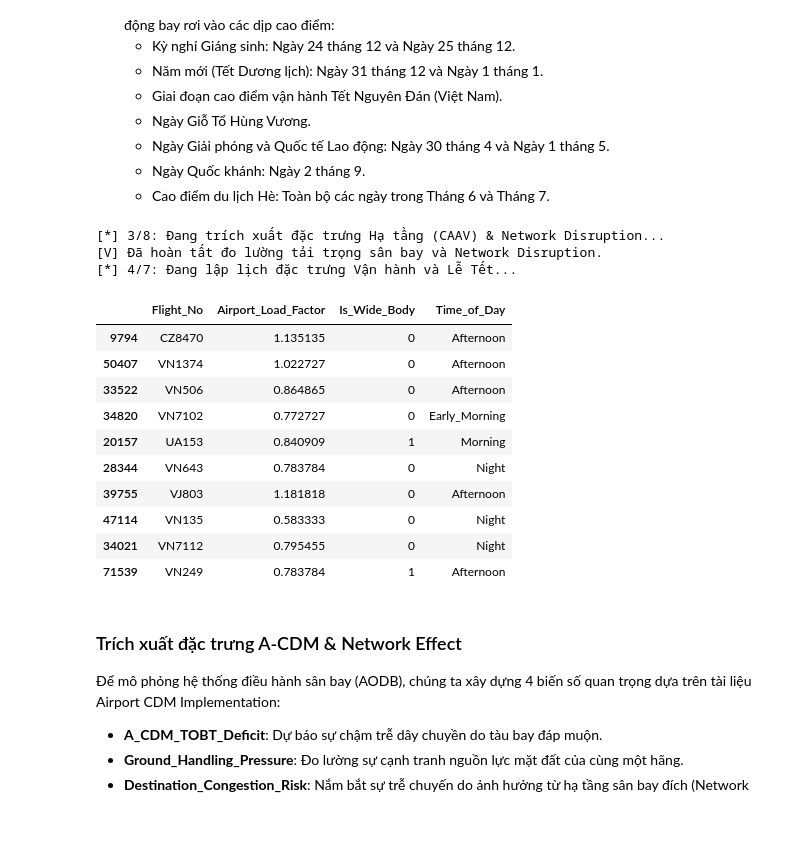
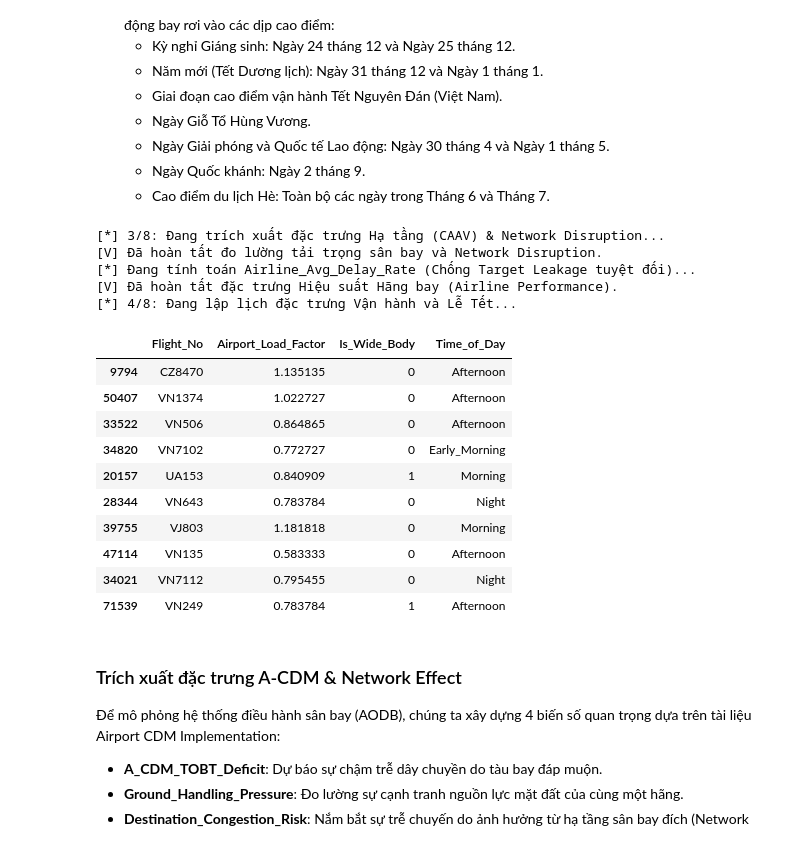
Before and after one commit to hunf299/DS108-AeroDelay, a Jupyter notebook: Source code/feature_extraction.ipynb, the cells around one changed output. Drawn from its saved outputs; the diff is of its cells as text; code cells hidden in the pictures.

```diff
--- a/Source code/feature_extraction.ipynb
+++ b/Source code/feature_extraction.ipynb
@@ -12,7 +12,7 @@ import pandas as pd
 AIRPORTS = ("SGN", "HAN", "DAD")
 WIDE_BODY_TYPES = {"A359", "B789", "B747", "A330", "B77X", "B78X", "A333", "B77W", "B788"}
 GOLD_EXPORT_DROP_COLUMNS = [
-    "Matched_Actual_Tail", "Swap_Match_Gap_Minutes", "Runway_Swap_Event"
+    "Matched_Actual_Tail", "Swap_Match_Gap_Minutes"
 ]
 LONG_GROUND_TURNAROUND_MIN = 4 * 24 * 60
 REGRESSION_TARGET_CAP_MIN = 240
@@ -993,21 +1056,24 @@ Trường Is_Special_Days được gán giá trị = 1 khi ngày diễn ra hoạ
 # %%
 # BƯỚC 3 & 4: Tính toán mật độ sân bay (Dùng hàm search nhị phân cực nhanh) và các biến Vận hành
 engineer.build_airport_infrastructure_features()
+engineer.build_airline_performance_features()
 engineer.build_operational_and_holiday_features()
 display(engineer.features[['Flight_No', 'Airport_Load_Factor', 'Is_Wide_Body', 'Time_of_Day']].sample(10, random_state=108))
 # %% [output]
 [*] 3/8: Đang trích xuất đặc trưng Hạ tầng (CAAV) & Network Disruption...
 [V] Đã hoàn tất đo lường tải trọng sân bay và Network Disruption.
-[*] 4/7: Đang lập lịch đặc trưng Vận hành và Lễ Tết...
+[*] Đang tính toán Airline_Avg_Delay_Rate (Chống Target Leakage tuyệt đối)...
+[V] Đã hoàn tất đặc trưng Hiệu suất Hãng bay (Airline Performance).
+[*] 4/8: Đang lập lịch đặc trưng Vận hành và Lễ Tết...
 |  | Flight_No | Airport_Load_Factor | Is_Wide_Body | Time_of_Day |
 | 9794 | CZ8470 | 1.135135 | 0 | Afternoon |
 | 50407 | VN1374 | 1.022727 | 0 | Afternoon |
 | 33522 | VN506 | 0.864865 | 0 | Afternoon |
 | 34820 | VN7102 | 0.772727 | 0 | Early_Morning |
 | 20157 | UA153 | 0.840909 | 1 | Morning |
 | 28344 | VN643 | 0.783784 | 0 | Night |
-| 39755 | VJ803 | 1.181818 | 0 | Afternoon |
-| 47114 | VN135 | 0.583333 | 0 | Night |
+| 39755 | VJ803 | 1.181818 | 0 | Morning |
+| 47114 | VN135 | 0.583333 | 0 | Afternoon |
 | 34021 | VN7112 | 0.795455 | 0 | Night |
 | 71539 | VN249 | 0.783784 | 1 | Afternoon |
 # %% [markdown]
```
Also changed, not shown: parts of 3 cells of this notebook, 11 other files.
